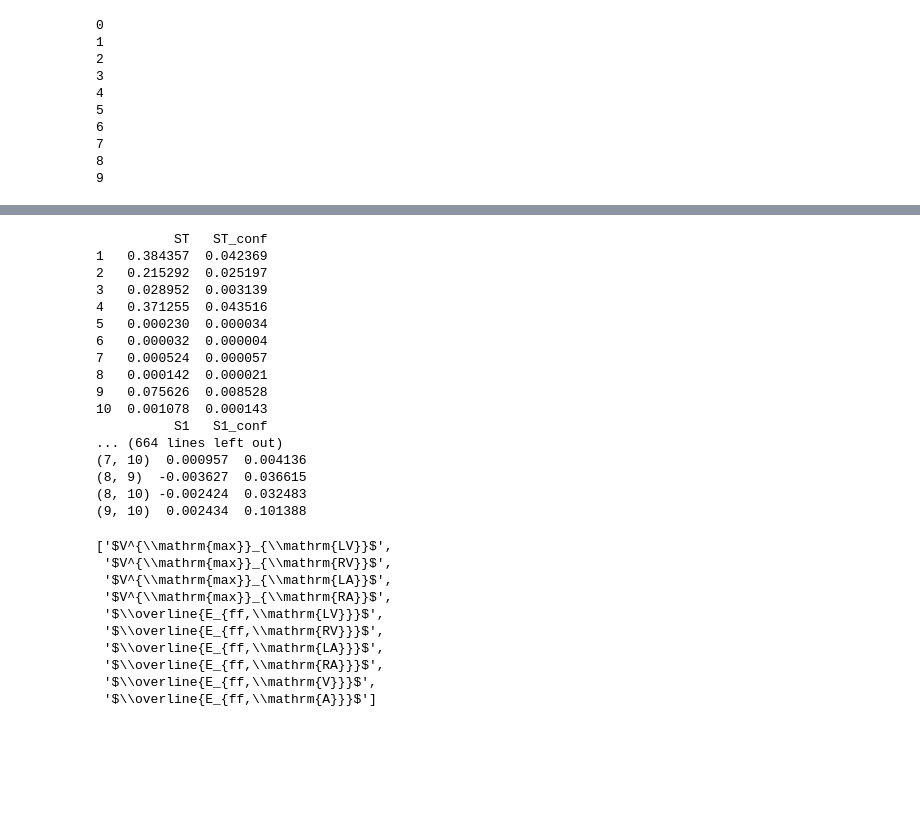
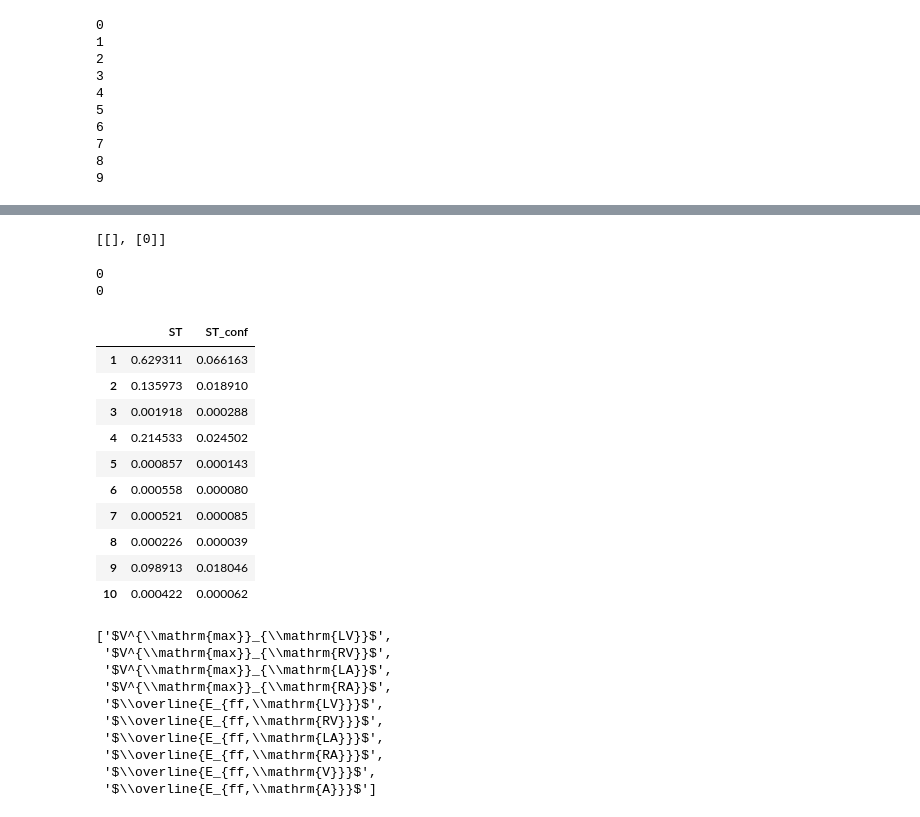
Before and after one commit to cwlanyon/GPyEm, a Jupyter notebook: Workflows/Inflation GSA (general).ipynb, the cells around one changed output, grey strips where cells are left out. Cells and saved outputs as stored; diff of their text form; code cells hidden in the pictures; blank space fills up the shorter version.

```diff
--- a/Workflows/Inflation GSA (general).ipynb
+++ b/Workflows/Inflation GSA (general).ipynb
@@ -155,27 +182,19 @@ Ymean=emulator.predict(data1)
+# %%
+Si
+# %% [output]
+[[], [0]]
 # %%
-Si = []
 nMod = y_all.shape[1]
+Si = [ [] for _ in range(nMod) ]
 nDim = input_masked.shape[1]
-for i in range(nMod):
-    Si.append(sobol.analyze(problem, Ymean[:,i].detach().numpy(), print_to_console=True,calc_second_order=True))
+print(len(Si[0]))
+for j in range(Ymean.shape[1]):
+    print(j)
+    for i in range(nMod):
+        Si[i].append(sobol.analyze(problem, Ymean[:,j,i].detach().numpy(), print_to_console=False,calc_second_order=True))
 # %% [output]
-          ST   ST_conf
-1   0.384357  0.042369
-2   0.215292  0.025197
-3   0.028952  0.003139
-4   0.371255  0.043516
-5   0.000230  0.000034
-6   0.000032  0.000004
-7   0.000524  0.000057
-8   0.000142  0.000021
-9   0.075626  0.008528
-10  0.001078  0.000143
-          S1   S1_conf
-... (664 lines left out)
-(7, 10)  0.000957  0.004136
-(8, 9)  -0.003627  0.036615
-(8, 10) -0.002424  0.032483
-(9, 10)  0.002434  0.101388
+0
+0
 # %%
 Si_first=np.zeros((nDim,nMod))
 Si_total=np.zeros((nDim,nMod))
@@ -186,3 +207,17 @@ for i in range(nMod):
+# %%
+Si[4][j].to_df()[0]
+# %% [output]
+|  | ST | ST_conf |
+| 1 | 0.629311 | 0.066163 |
+| 2 | 0.135973 | 0.018910 |
+| 3 | 0.001918 | 0.000288 |
+| 4 | 0.214533 | 0.024502 |
+| 5 | 0.000857 | 0.000143 |
+| 6 | 0.000558 | 0.000080 |
+| 7 | 0.000521 | 0.000085 |
+| 8 | 0.000226 | 0.000039 |
+| 9 | 0.098913 | 0.018046 |
+| 10 | 0.000422 | 0.000062 |
 # %%
 # x_labels.values.squeeze().tolist()
 # %%
```
Also changed, not shown: parts of 19 cells of this notebook, 27 other files.
